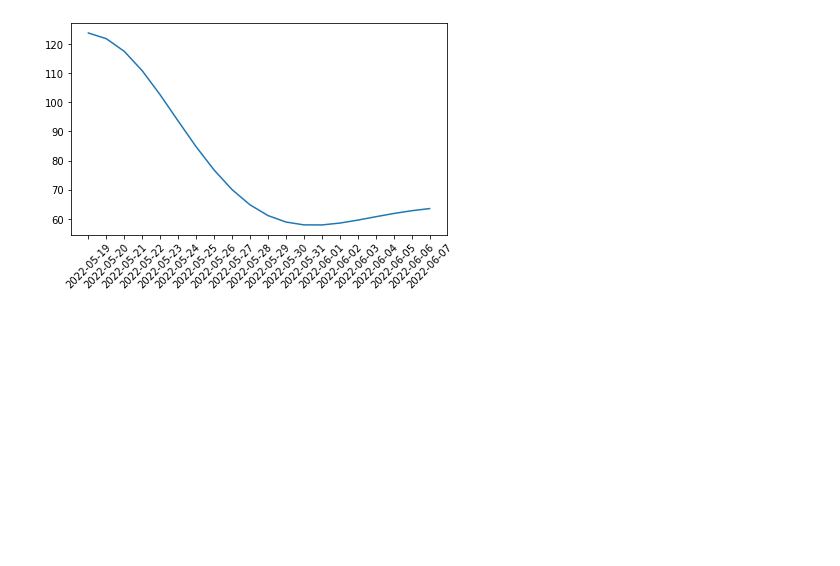
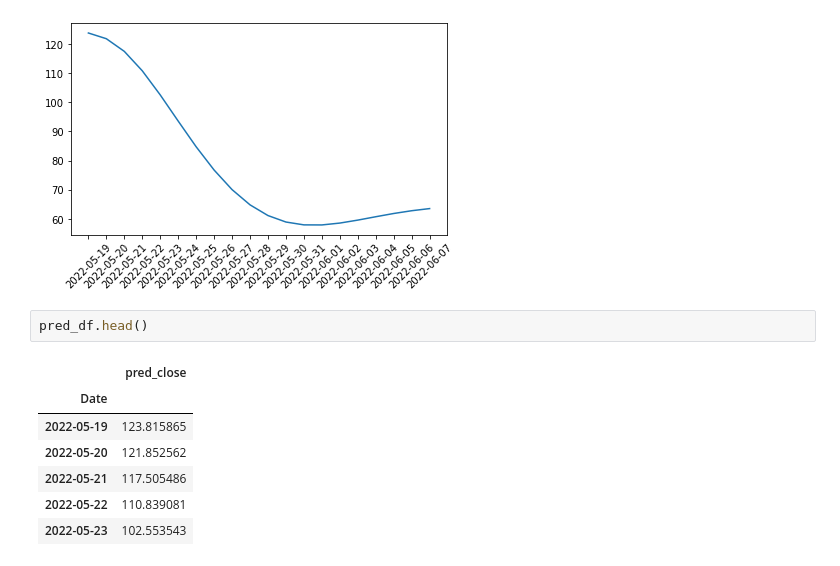
Before and after one commit to 33north/StockAnalysisProject4, a Jupyter notebook: TB_ML_JPM_future_no_Y_test.ipynb, the cells around one changed output. Drawn from its saved outputs; the diff is of its cells as text; blank space fills up the shorter version.

```diff
--- a/TB_ML_JPM_future_no_Y_test.ipynb
+++ b/TB_ML_JPM_future_no_Y_test.ipynb
@@ -320,3 +320,13 @@ plt.xticks(rotation = 45)
 plt.tight_layout()
 # %% [output]
 [figure]
+# %%
+pred_df.head()
+# %% [output]
+|  | pred_close |
+| Date |  |
+| 2022-05-19 | 123.815865 |
+| 2022-05-20 | 121.852562 |
+| 2022-05-21 | 117.505486 |
+| 2022-05-22 | 110.839081 |
+| 2022-05-23 | 102.553543 |
```
Also changed, not shown: 2 other files.
